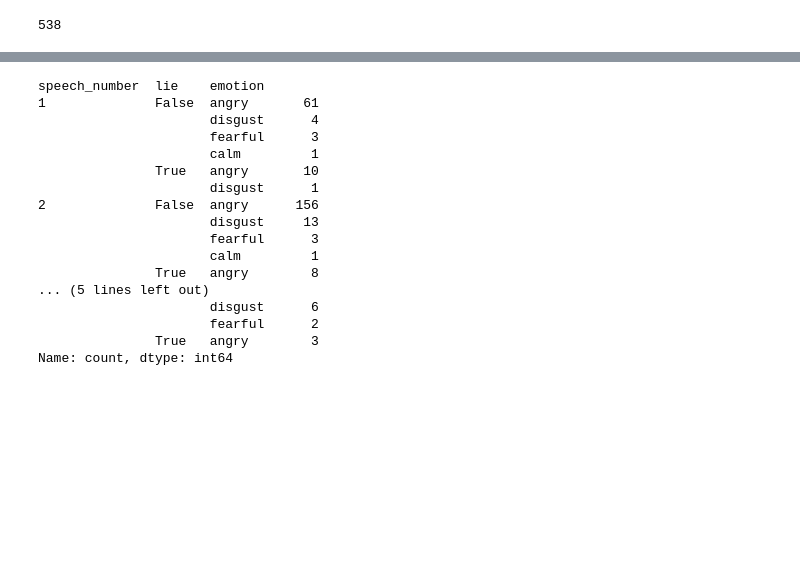
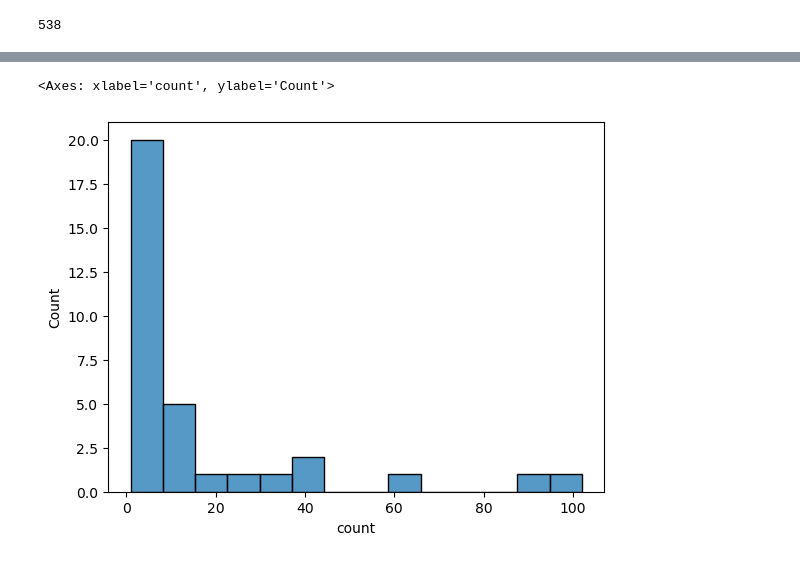
Before and after one commit to femkemunting/mis284n_final_project, a Jupyter notebook: emotion_detection.ipynb, the cells around one changed output, grey strips where cells are left out. Drawn from its saved outputs; the diff is of its cells as text; code cells hidden in the pictures; blank space fills up the shorter version.

```diff
--- a/emotion_detection.ipynb
+++ b/emotion_detection.ipynb
@@ -255,22 +255,9 @@ for line in final_df["names"]:
 
 final_df["speech_number"] = speech_number
 # %%
-final_df.groupby(["speech_number", "lie"])["emotion"].value_counts()
+import seaborn as sns
+
+sns.histplot(final_df.groupby(["speech_number", "lie"])["emotion"].value_counts())
 # %% [output]
-speech_number  lie    emotion
-1              False  angry       61
-                      disgust      4
-                      fearful      3
-                      calm         1
-               True   angry       10
-                      disgust      1
-2              False  angry      156
-                      disgust     13
-                      fearful      3
-                      calm         1
-               True   angry        8
-... (5 lines left out)
-                      disgust      6
-                      fearful      2
-               True   angry        3
-Name: count, dtype: int64
+<Axes: xlabel='count', ylabel='Count'>
+[figure, added]
```
Also changed, not shown: parts of 6 cells of this notebook.
